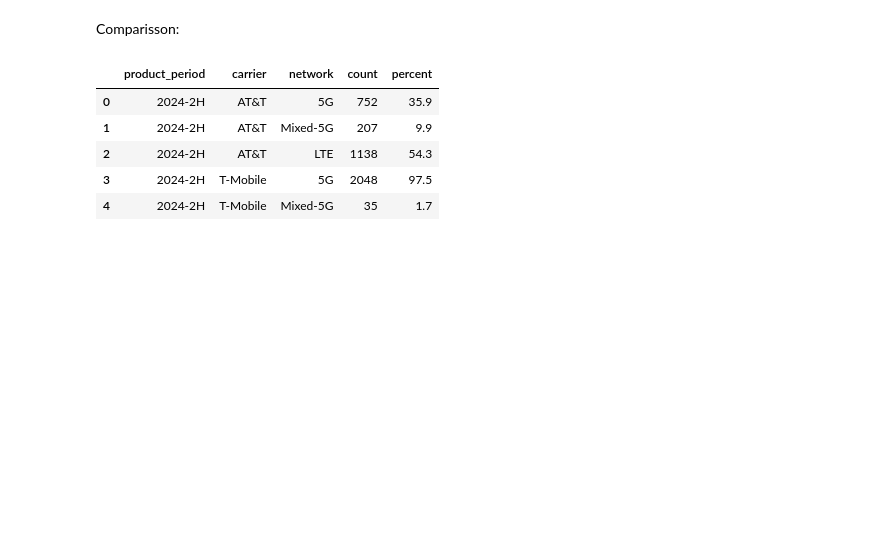
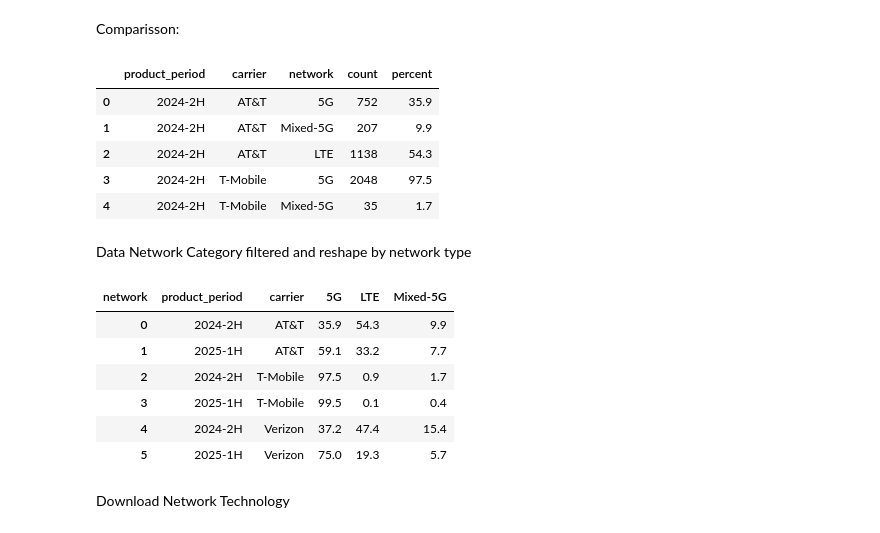
Before and after one commit to ookla-jennymassari/dq_reporting_test.py, a Jupyter notebook: dq_reporting_notebook.ipynb, the cells around one changed output. Drawn from its saved outputs; the diff is of its cells as text; code cells hidden in the pictures; blank space fills up the shorter version.

```diff
--- a/dq_reporting_notebook.ipynb
+++ b/dq_reporting_notebook.ipynb
@@ -422,3 +481,31 @@ df_network_category_comp.head()
 | 2 | 2024-2H | AT&T | LTE | 1138 | 54.3 |
 | 3 | 2024-2H | T-Mobile | 5G | 2048 | 97.5 |
 | 4 | 2024-2H | T-Mobile | Mixed-5G | 35 | 1.7 |
+# %% [markdown]
+Data Network Category filtered and reshape by network type
+# %%
+# Combine the current and comparison DataFrames
+df_network_category_combined = pd.concat([df_network_category_curr, df_network_category_comp], ignore_index=True)
+
+# Reshape the DataFrame
+df_network_category_reshaped = df_network_category_combined.pivot_table(
+    index=["product_period", "carrier"],
+    columns="network",
+    values="percent"
+).reset_index()
+
+# Sort by 'carrier'
+df_network_category_reshaped = df_network_category_reshaped.sort_values(by="carrier").reset_index(drop=True)
+
+# Display the entire DataFrame
+df_network_category_reshaped.head(len(df_network_category_reshaped))
+# %% [output]
+| network | product_period | carrier | 5G | LTE | Mixed-5G |
+| 0 | 2024-2H | AT&T | 35.9 | 54.3 | 9.9 |
+| 1 | 2025-1H | AT&T | 59.1 | 33.2 | 7.7 |
+| 2 | 2024-2H | T-Mobile | 97.5 | 0.9 | 1.7 |
+| 3 | 2025-1H | T-Mobile | 99.5 | 0.1 | 0.4 |
+| 4 | 2024-2H | Verizon | 37.2 | 47.4 | 15.4 |
+| 5 | 2025-1H | Verizon | 75.0 | 19.3 | 5.7 |
+# %% [markdown]
+Download Network Technology
```
Also changed, not shown: parts of 4 cells of this notebook, 2 other files.
